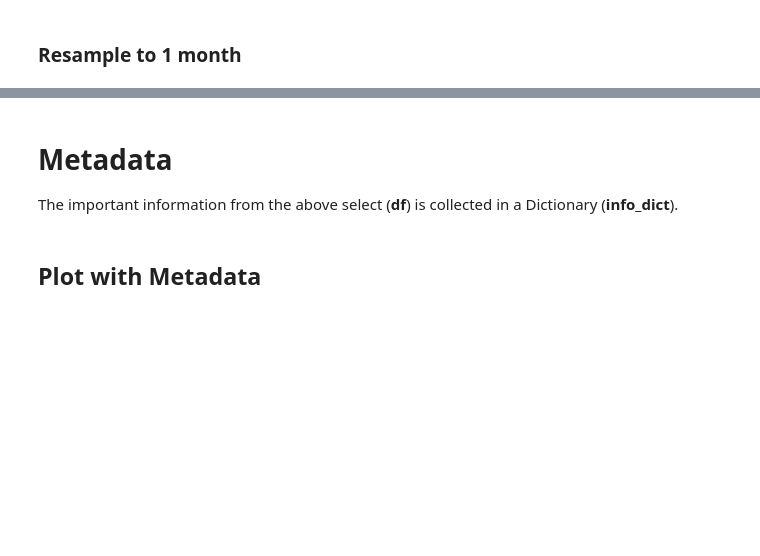
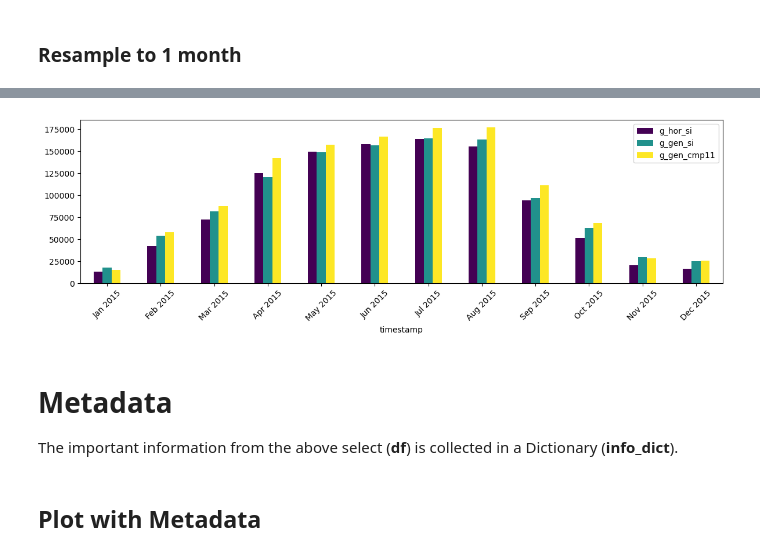
Before and after one commit to htw-pv3/weather-data, a Jupyter notebook: python/jupyter/pv3_sonnja_db_01_visualise_weather_data.ipynb, the cells around one changed output, grey strips where cells are left out. Drawn from its saved outputs; the diff is of its cells as text; code cells hidden in the pictures; blank space fills up the shorter version.

```diff
--- a/python/jupyter/pv3_sonnja_db_01_visualise_weather_data.ipynb
+++ b/python/jupyter/pv3_sonnja_db_01_visualise_weather_data.ipynb
@@ -162,3 +163,11 @@ ax = df_reM.plot.bar(figsize=(12, 4), stacked=False, colormap='viridis')
+# %%
+df_reM = df_reD.resample('1ME').sum()
+ax = df_reM.plot.bar(figsize=(12, 4), stacked=False, colormap='viridis', rot=45)
+ax.set_xticklabels(df_reM.index.strftime('%b %Y'))
+plt.tight_layout()
+plt.show()
+# %% [output]
+[figure, added]
 # %% [markdown]
 # Metadata
 
```
Also changed, not shown: parts of 11 cells of this notebook.
